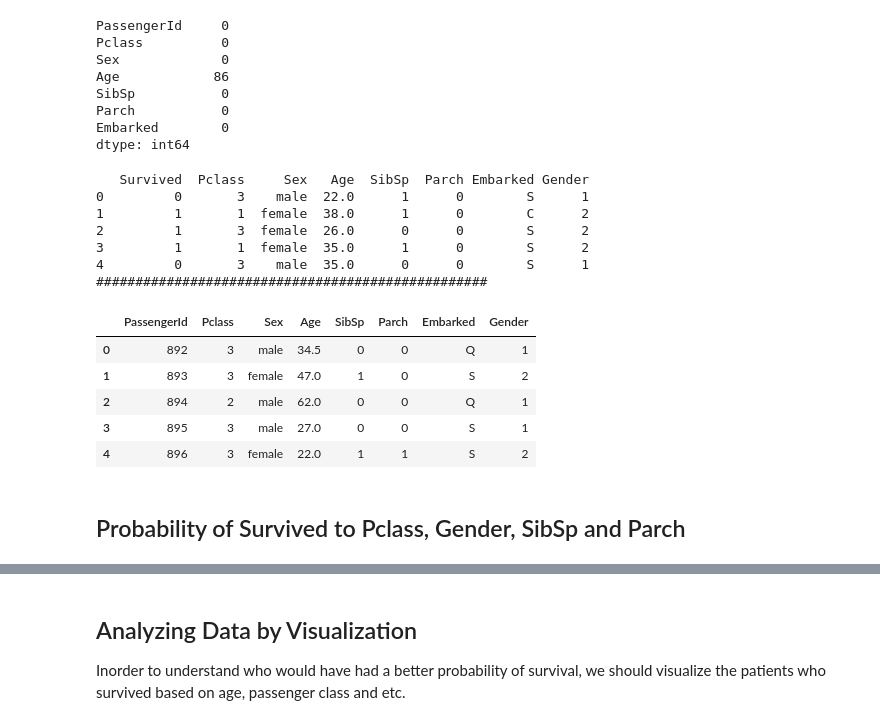
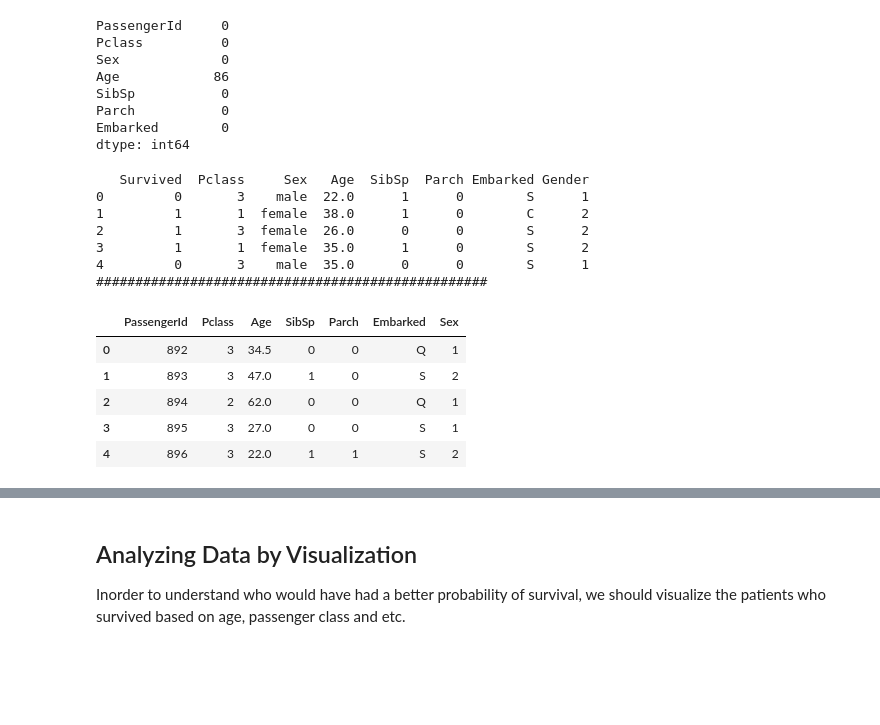
Before and after one commit to dhrey112/Project-ML-and-DL, a Jupyter notebook: titanic/Untitled.ipynb, the cells around one changed output, grey strips where cells are left out. Cells and saved outputs as stored; diff of their text form; code cells hidden in the pictures; blank space fills up the shorter version.

```diff
--- a/titanic/Untitled.ipynb
+++ b/titanic/Untitled.ipynb
@@ -157,31 +175,40 @@ dtype: int64
 # %%
 #We will create a new column called "Gender" and
 #fill it with values 1 ,2 based on the values of sex column in which male = 1 and female = 2
 
 def getNum(str):
     if str == 'male':
         return '1'
     if str == 'female':
         return '2'
 
 train['Gender'] = train['Sex'].apply(getNum)
 print(train.head())
 
 print("#"*50)
 
 test['Gender'] = test['Sex'].apply(getNum)
+
+# Delete the Sex columns
+del train['Sex']
+del test['Sex']
+
+#Renaming "gender" column
+train.rename(columns={'Gender':'Sex'}, inplace=True)
+
+test.rename(columns={'Gender':'Sex'}, inplace=True)
 test.head()
 # %% [output]
    Survived  Pclass     Sex   Age  SibSp  Parch Embarked Gender
 0         0       3    male  22.0      1      0        S      1
 1         1       1  female  38.0      1      0        C      2
 2         1       3  female  26.0      0      0        S      2
 3         1       1  female  35.0      1      0        S      2
 4         0       3    male  35.0      0      0        S      1
 ##################################################
-|  | PassengerId | Pclass | Sex | Age | SibSp | Parch | Embarked | Gender |
-| 0 | 892 | 3 | male | 34.5 | 0 | 0 | Q | 1 |
-| 1 | 893 | 3 | female | 47.0 | 1 | 0 | S | 2 |
-| 2 | 894 | 2 | male | 62.0 | 0 | 0 | Q | 1 |
-| 3 | 895 | 3 | male | 27.0 | 0 | 0 | S | 1 |
-| 4 | 896 | 3 | female | 22.0 | 1 | 1 | S | 2 |
+|  | PassengerId | Pclass | Age | SibSp | Parch | Embarked | Sex |
+| 0 | 892 | 3 | 34.5 | 0 | 0 | Q | 1 |
+| 1 | 893 | 3 | 47.0 | 1 | 0 | S | 2 |
+| 2 | 894 | 2 | 62.0 | 0 | 0 | Q | 1 |
+| 3 | 895 | 3 | 27.0 | 0 | 0 | S | 1 |
+| 4 | 896 | 3 | 22.0 | 1 | 1 | S | 2 |
@@ -191,2 +214,0 @@ del test['Sex']
-# %% [markdown]
-## Probability of Survived to Pclass, Gender, SibSp and Parch
```
Also changed, not shown: parts of 35 cells of this notebook, 1 other file.
